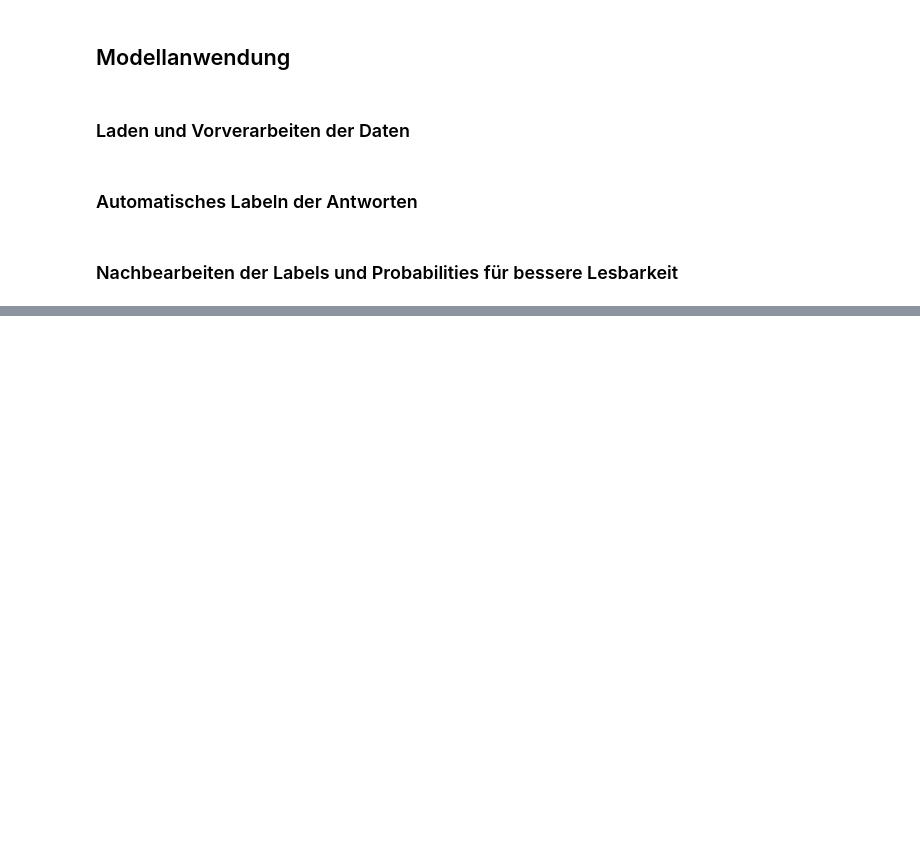
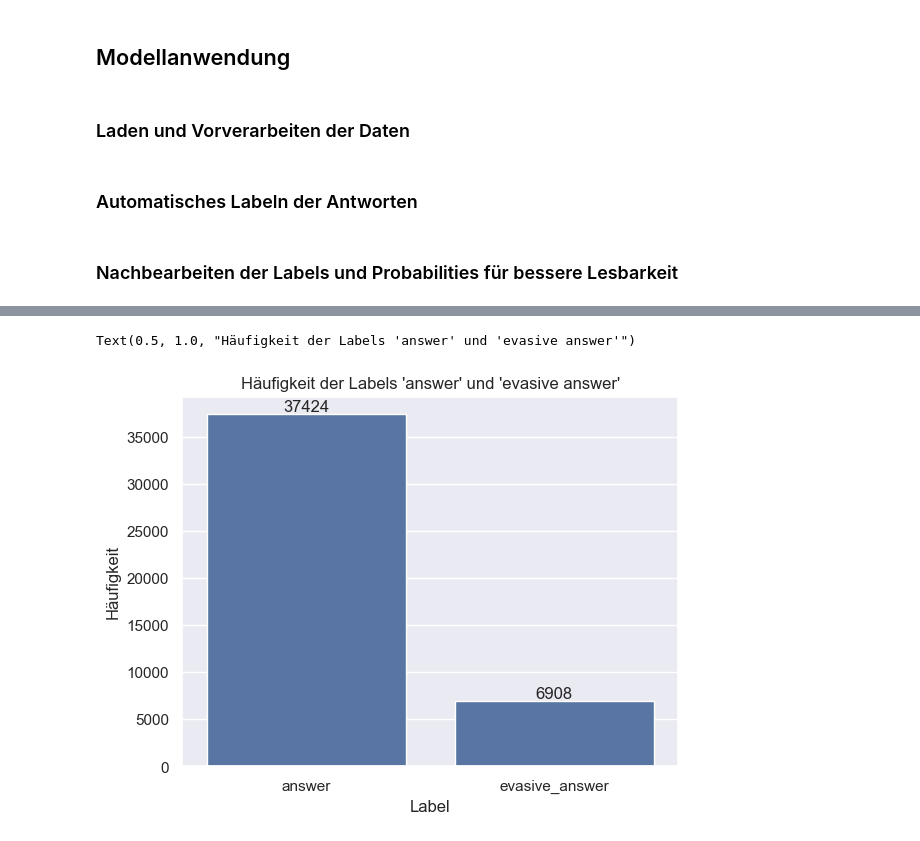
Before and after one commit to dariom25/automatisierte_antwortanalyse_von_abgeordneten, a Jupyter notebook: pipeline_classification.ipynb, the cells around one changed output, grey strips where cells are left out. Cells and saved outputs as stored; diff of their text form; code cells hidden in the pictures; blank space fills up the shorter version.

Commit message:
Visualize and analyze results

```diff
--- a/pipeline_classification.ipynb
+++ b/pipeline_classification.ipynb
@@ -226,0 +244,16 @@ data.head()
+# %%
+sns.set_theme()
+ax = sns.countplot(
+    data=data,
+    x="label"
+)
+
+for i in ax.containers:
+    ax.bar_label(i)
+
+plt.xlabel("Label")
+plt.ylabel("Häufigkeit")
+plt.title("Häufigkeit der Labels 'answer' und 'evasive answer'")
+# %% [output]
+Text(0.5, 1.0, "Häufigkeit der Labels 'answer' und 'evasive answer'")
+[figure, added]
```
Also changed, not shown: parts of 10 cells of this notebook.
